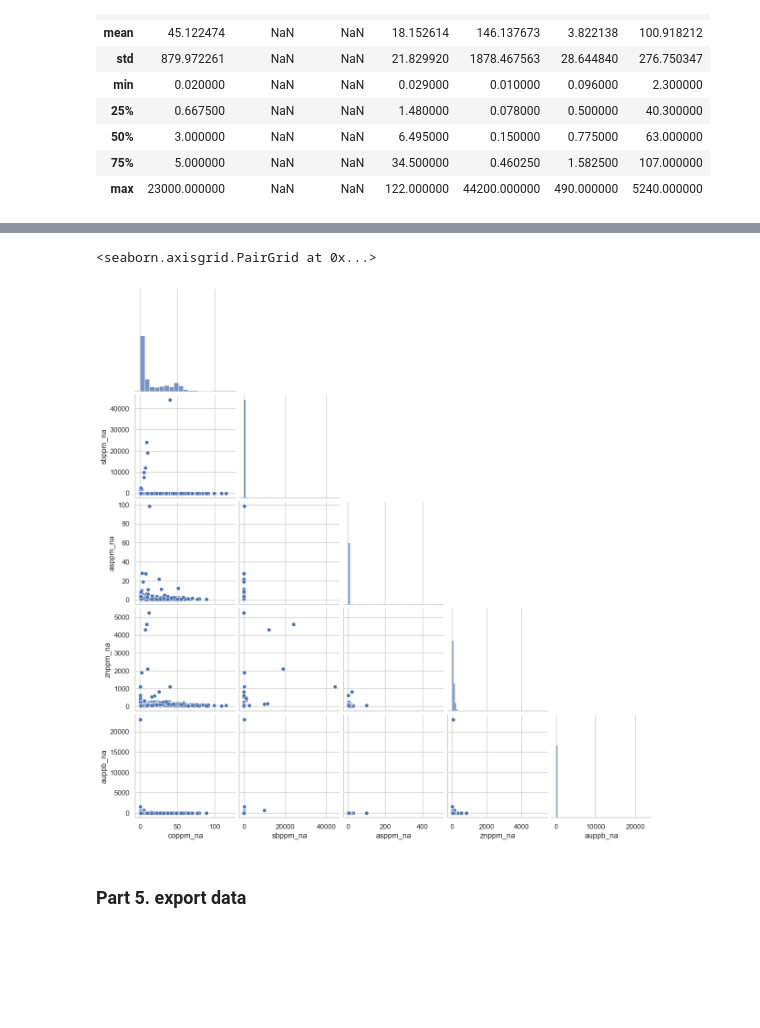
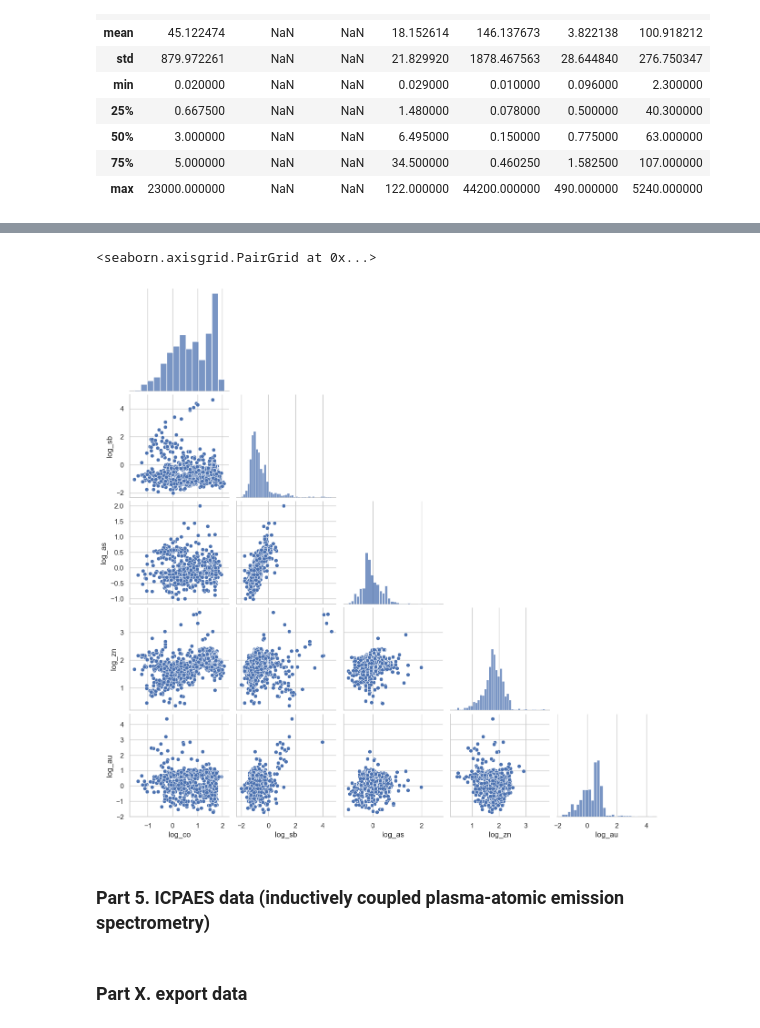
Before and after one commit to adbyerly/prospectivity_model, a Jupyter notebook: notebooks/02b_eda_NGDB.ipynb, the cells around one changed output, grey strips where cells are left out. Drawn from its saved outputs; the diff is of its cells as text; code cells hidden in the pictures; blank space fills up the shorter version.

```diff
--- a/notebooks/02b_eda_NGDB.ipynb
+++ b/notebooks/02b_eda_NGDB.ipynb
@@ -410,8 +332,16 @@ array([[<Axes: title={'center': 'auppb_na'}>,
+# %%
+# calculate lognormal columns
+
+pathfinders_loc["log_au"] = np.log10(pathfinders_loc["auppb_na"])
+pathfinders_loc["log_co"] = np.log10(pathfinders_loc["coppm_na"])
+pathfinders_loc["log_as"] = np.log10(pathfinders_loc["asppm_na"])
+pathfinders_loc["log_sb"] = np.log10(pathfinders_loc["sbppm_na"])
+pathfinders_loc["log_zn"] = np.log10(pathfinders_loc["znppm_na"])
 # %%
 # Pairplots
-target = 'auppb_na'
-predictors = ['coppm_na', 'sbppm_na', 'asppm_na', 'znppm_na']
+target = 'log_au'
+predictors = ['log_co', 'log_sb', 'log_as', 'log_zn']
 sns.pairplot(pathfinders_loc[predictors + [target]], corner=True)
 # %% [output]
 <seaborn.axisgrid.PairGrid at 0x...>
-[figure, old version]
+[figure, new version]
@@ -418,5 +351,7 @@ sns.pairplot(pathfinders_loc[predictors + [target]], corner=True)
+# %% [markdown]
+### Part 5. ICPAES data (inductively coupled plasma-atomic emission spectrometry)
 # %% [markdown]
-### Part 5. export data
+### Part X. export data
 # %%
 # convert to geodataframe and export pathfinders dataframe
 from shapely import wkt
```
Also changed, not shown: parts of 12 cells of this notebook, 1 other file.
